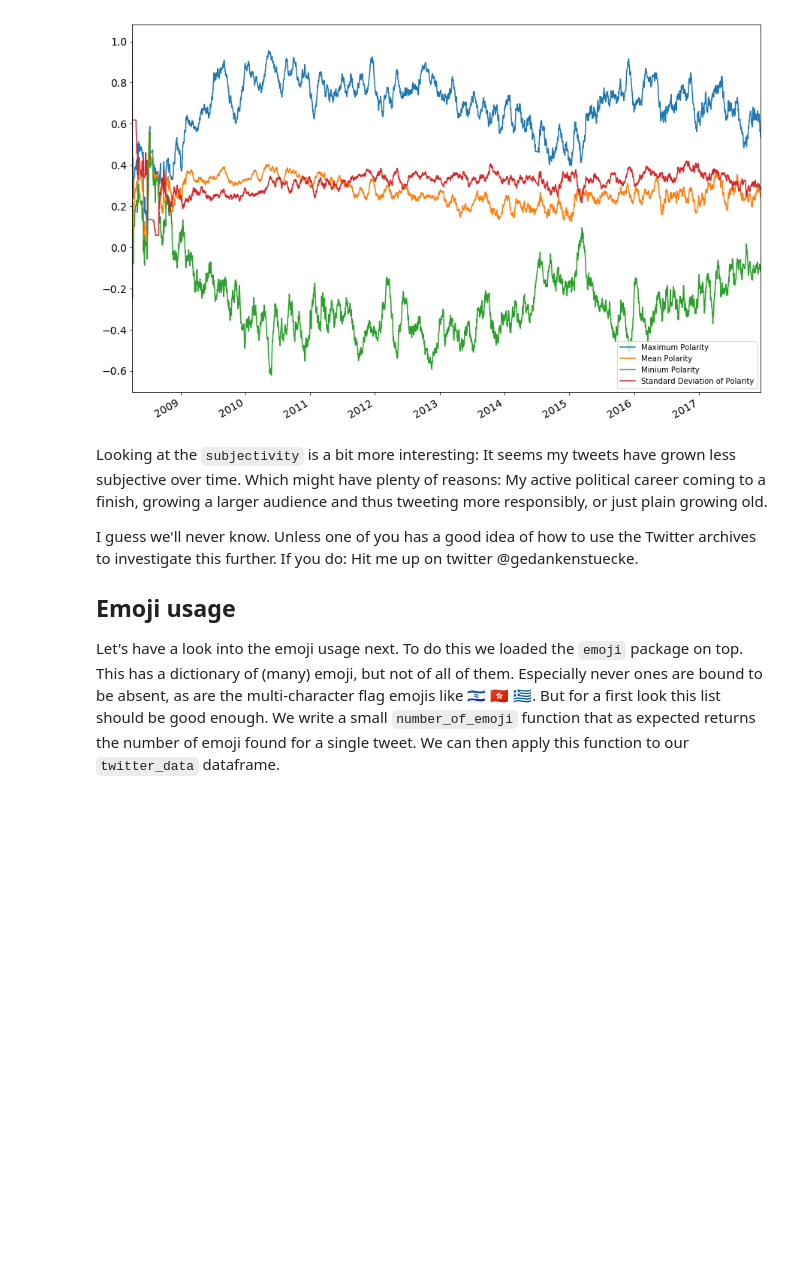
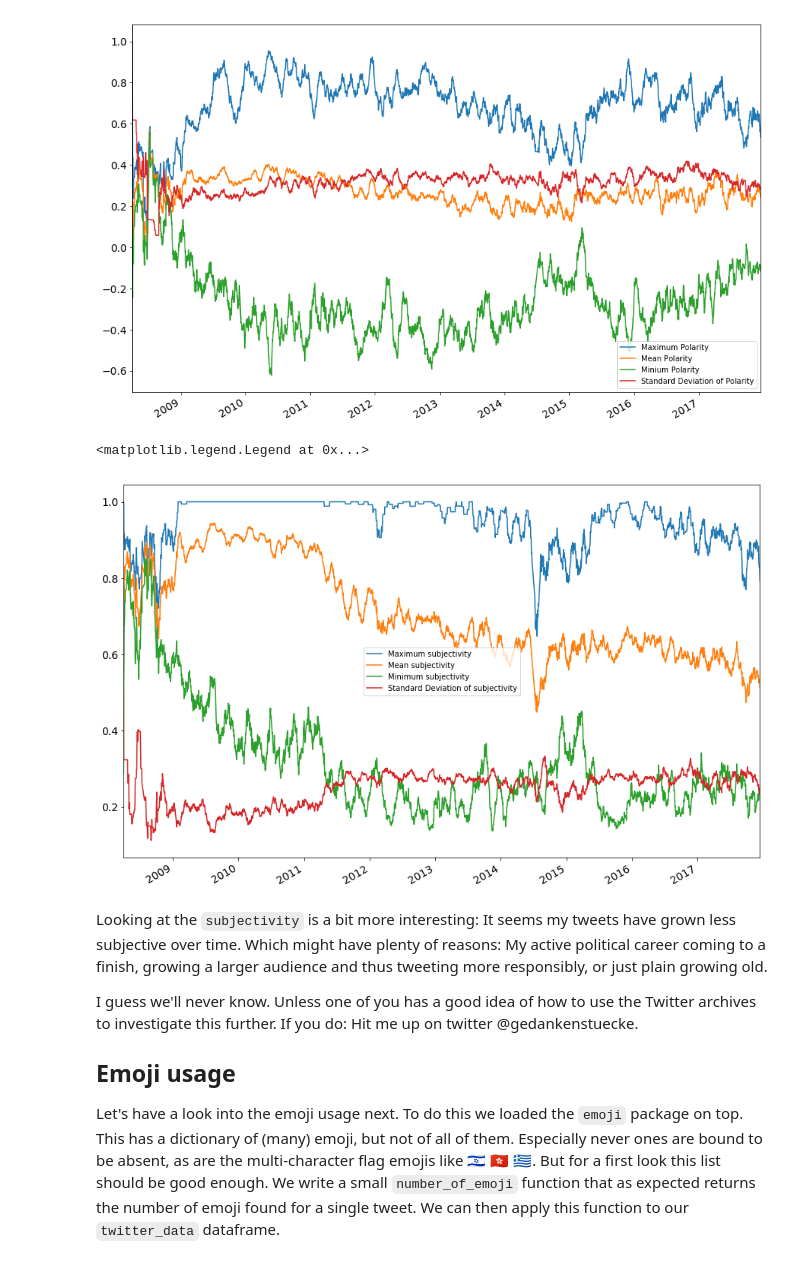
Before and after one commit to OpenHumans/ohjh-example-notebooks, a Jupyter notebook: twitter-sentiment.ipynb, the cells around one changed output. Saved outputs shown, nothing was run; the diff lists cells and outputs as text; code cells hidden in the pictures; blank space fills up the shorter version.

Commit message:
add missing plot

```diff
--- a/twitter-sentiment.ipynb
+++ b/twitter-sentiment.ipynb
@@ -300,6 +309,12 @@ pt.legend(['Maximum Polarity','Mean Polarity','Minium Polarity','Standard Deviat
 # %% [output]
 <matplotlib.legend.Legend at 0x...>
 [figure]
+# %%
+pt = subjectivity.plot(y=['max_subjectivity','mean_subjectivity','min_subjectivity','std_subjectivity'],figsize=(15,10),fontsize=14)
+pt.legend(['Maximum subjectivity','Mean subjectivity','Minimum subjectivity','Standard Deviation of subjectivity'])
+# %% [output]
+<matplotlib.legend.Legend at 0x...>
+[figure, added]
 # %% [markdown]
 Looking at the `subjectivity` is a bit more interesting: It seems my tweets have grown less subjective over time. Which might have plenty of reasons: My active political career coming to a finish, growing a larger audience and thus tweeting more responsibly, or just plain growing old.
 
```
Also changed, not shown: parts of 1 cell of this notebook.
